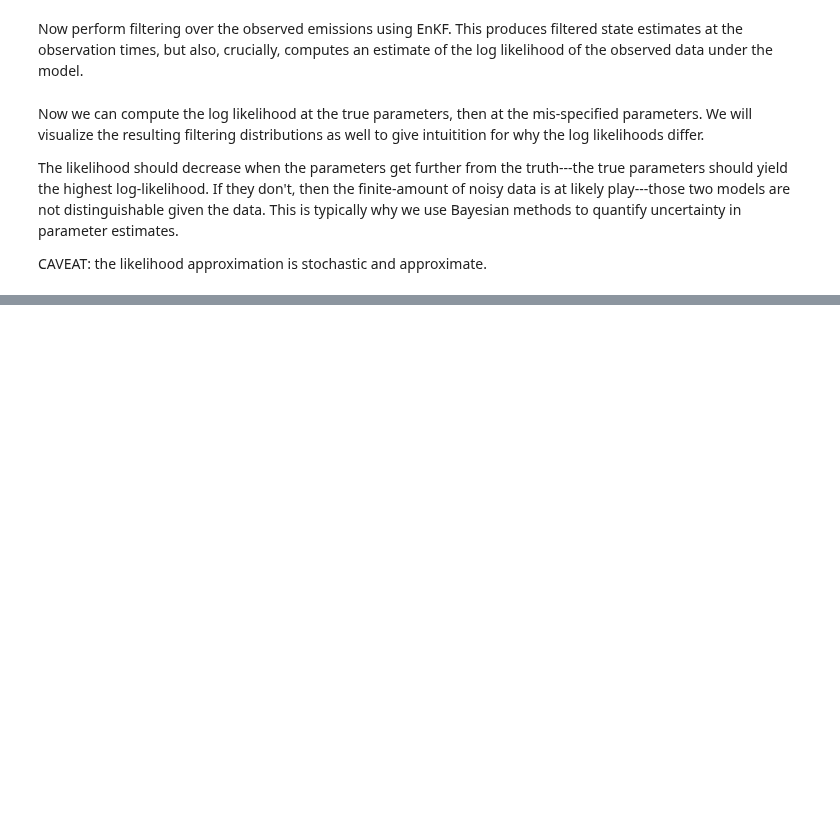
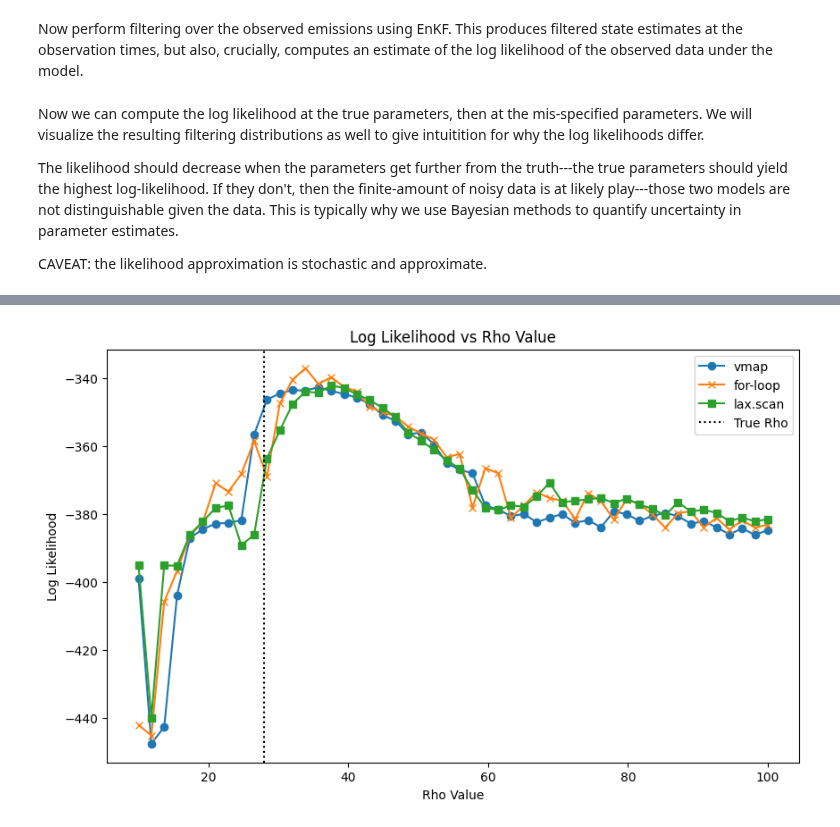
Before and after one commit to hd-UQ/cd_dynamax, a Jupyter notebook: demos/notebooks/lorenz63_tutorial.ipynb, the cells around one changed output, grey strips where cells are left out. Cells and saved outputs as stored; diff of their text form; code cells hidden in the pictures; blank space fills up the shorter version.

Commit message:
improving tutorial to show profile likelihood and demo vmap/lax-scan/for-loop/pmap

```diff
--- a/demos/notebooks/lorenz63_tutorial.ipynb
+++ b/demos/notebooks/lorenz63_tutorial.ipynb
@@ -8,7 +8,10 @@ import matplotlib.pyplot as plt
 # %% [markdown]
 Define the Lorenz 63 Drift Function
 # %%
-def drift_l63(x, sigma=10.0, rho=28.0, beta=8.0/3.0):
+true_sigma = 10.0
+true_rho = 28.0
+true_beta = 8.0 / 3.0
+def drift_l63(x, sigma=true_sigma, rho=true_rho, beta=true_beta):
     """Lorenz '63 drift function."""
     x1, x2, x3 = x
     dx1 = sigma * (x2 - x1)
@@ -166,0 +170,24 @@ If they don't, then the finite-amount of noisy data is at play---those two model
+# %%
+def compute_likelihood_at_rho(rho_value):
+    # Build parameters with given sigma value
+    params = cdnlgssm.build_params(
+        # Use drift with specified sigma
+        drift=lambda x: drift_l63(x, rho=rho_value),
+        # all other parameters same as true
+        initial_mean=jnp.zeros(state_dim),
+        initial_cov=(initial_state_sd_true**2) * jnp.eye(state_dim),
+        diffusion_coeff=diffusion_coeff_true * jnp.eye(state_dim),
+        emission_function=lambda x: H @ x,
+        emission_cov=(emission_sd_true**2) * jnp.eye(emission_dim),
+    )
+
+    # Run filtering to compute log likelihood
+    filtered = cdnlgssm.filter(
+        params=params,
+        emissions=emissions,
+        t_emissions=t_emissions,
+        key=next(keys), # if you comment this out, you'll get deterministic results (the EnKF will always be seeded with jr.PRNGKey(0))
+        N_particles=100,
+    )
+
+    return filtered.marginal_loglik
@@ -166,0 +253,18 @@ If they don't, then the finite-amount of noisy data is at play---those two model
+# %%
+# Plot the log likelihood vs Rho
+# Note that because the likelihood is stochastic and approximate, the curves may not be perfectly smooth or peak exactly at the true parameter value.
+# These curves should be similar, but may have slight differences due to the stochastic nature of the EnKF at each call.
+# That is, there is no difference between vmap, for-loop, and lax.scan in terms of the results other than the order of random numbers used (and POSSIBLY some small hardware-dependent numerical differences).
+# To get perfectly identical results, you would need to fix the random seed inside compute_likelihood_at_sigma, which is shown above in the comments.
+plt.figure(figsize=(10, 6))
+plt.plot(rho_values, loglik_values_vmap, label='vmap', marker='o')
+plt.plot(rho_values, loglik_values_loop, label='for-loop', marker='x')
+plt.plot(rho_values, loglik_values_scan, label='lax.scan', marker='s')
+plt.axvline(x=true_rho, color='k', linestyle=':', label='True Rho')
+plt.xlabel('Rho Value')
+plt.ylabel('Log Likelihood')
+plt.title('Log Likelihood vs Rho Value')
+plt.legend()
+plt.show()
+# %% [output]
+[figure, added]
```
Also changed, not shown: parts of 3 cells of this notebook.
